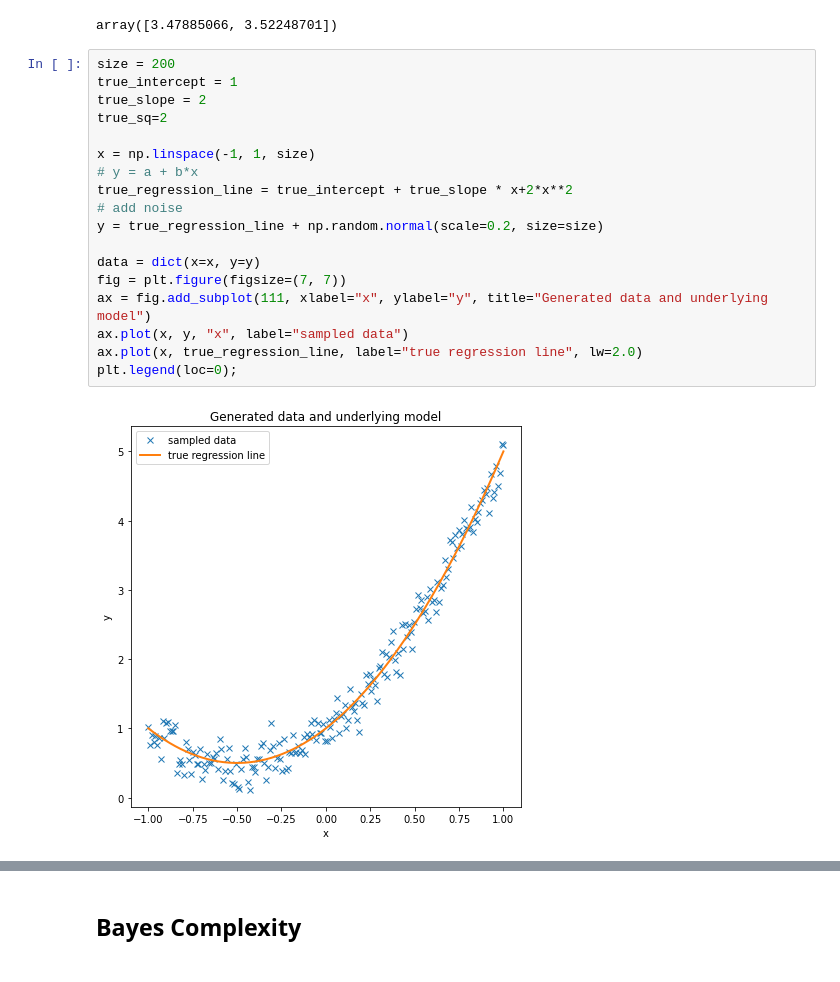
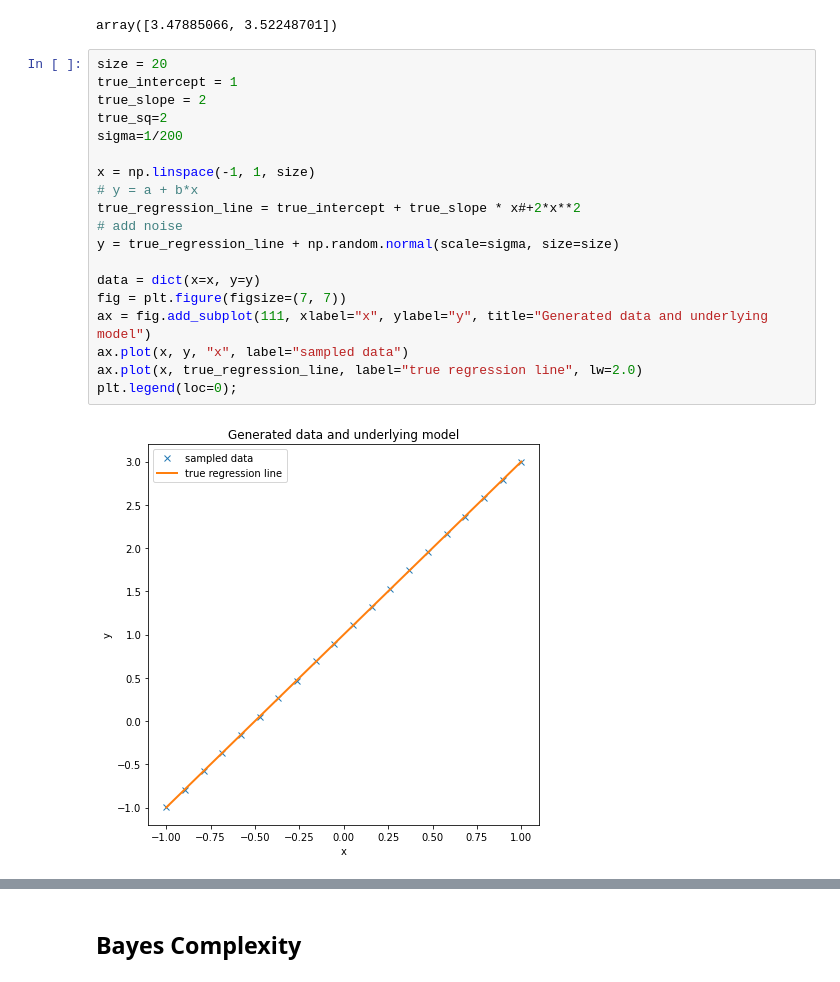
Before and after one commit to dschuechter/physics760_schuechter_krause, a Jupyter notebook: final_project/Code/Bayesian_model_selection_Testing.ipynb, the cells around one changed output, grey strips where cells are left out. Saved outputs shown, nothing was run; the diff lists cells and outputs as text.

```diff
--- a/final_project/Code/Bayesian_model_selection_Testing.ipynb
+++ b/final_project/Code/Bayesian_model_selection_Testing.ipynb
@@ -51,25 +51,26 @@ BF_smc
 # %% [output]
 array([3.47885066, 3.52248701])
 # %%
-size = 200
+size = 20
 true_intercept = 1
 true_slope = 2
 true_sq=2
+sigma=1/200
 
 x = np.linspace(-1, 1, size)
 # y = a + b*x
-true_regression_line = true_intercept + true_slope * x+2*x**2
+true_regression_line = true_intercept + true_slope * x#+2*x**2
 # add noise
-y = true_regression_line + np.random.normal(scale=0.2, size=size)
+y = true_regression_line + np.random.normal(scale=sigma, size=size)
 
 data = dict(x=x, y=y)
 fig = plt.figure(figsize=(7, 7))
 ax = fig.add_subplot(111, xlabel="x", ylabel="y", title="Generated data and underlying model")
 ax.plot(x, y, "x", label="sampled data")
 ax.plot(x, true_regression_line, label="true regression line", lw=2.0)
 plt.legend(loc=0);
 # %% [output]
-[figure, old version]
+[figure, new version]
 # %%
 sampleSize = 1000
 
```
Also changed, not shown: parts of 9 cells of this notebook.
